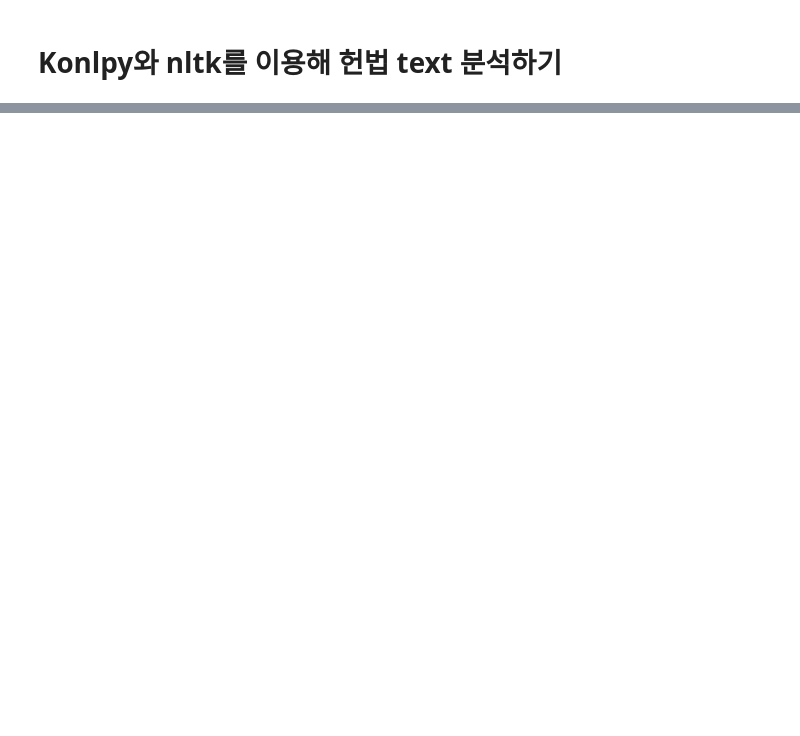
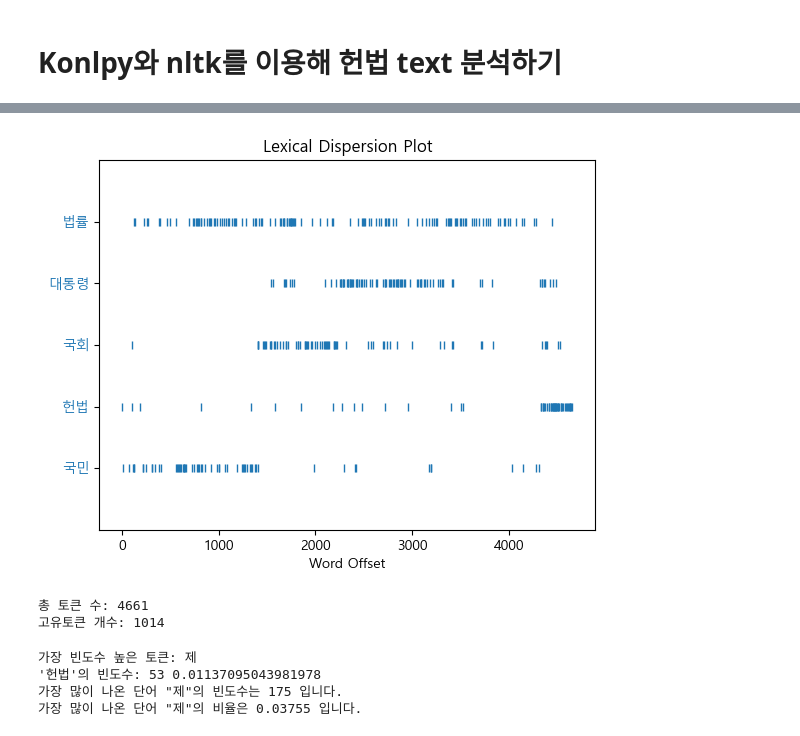
Before and after one commit to kgmyhGit/SKN06, a Jupyter notebook: 10_NLP_Preprocessing/03_KoNLPy.ipynb, the cells around one changed output, grey strips where cells are left out. Saved outputs shown, nothing was run; the diff lists cells and outputs as text; code cells hidden in the pictures; blank space fills up the shorter version.

```diff
--- a/10_NLP_Preprocessing/03_KoNLPy.ipynb
+++ b/10_NLP_Preprocessing/03_KoNLPy.ipynb
@@ -65,0 +358,26 @@ txt = 'KoNLPy는 한국어 정보처리를 위한 파이썬 패키지입니다.
+# %%
+# 특정 단어들의 분포 확인
+# plt.figure(figsize=(10, 5))
+text.dispersion_plot(['법률', '대통령', '국회', '헌법', '국민'])
+plt.show()
+# %% [output]
+[figure, added]
+# %%
+### 빈도수 관련 분석
+fd = text.vocab()
+print("총 토큰 수:", fd.N())
+print("고유토큰 개수:", fd.B())
+# %% [output]
+총 토큰 수: 4661
+고유토큰 개수: 1014
+# %%
+print("가장 빈도수 높은 토큰:", fd.max())
+print("'헌법'의 빈도수:", fd.get('헌법'), fd.freq("헌법"))
+
+print(f"가장 많이 나온 단어 \"{fd.max()}\"의 빈도수는 {fd.get(fd.max())} 입니다.")
+print(f"가장 많이 나온 단어 \"{fd.max()}\"의 비율은 {fd.freq(fd.max()):.5f} 입니다.")
+# %% [output]
+가장 빈도수 높은 토큰: 제
+'헌법'의 빈도수: 53 0.01137095043981978
+가장 많이 나온 단어 "제"의 빈도수는 175 입니다.
+가장 많이 나온 단어 "제"의 비율은 0.03755 입니다.
```
Also changed, not shown: parts of 31 cells of this notebook.
